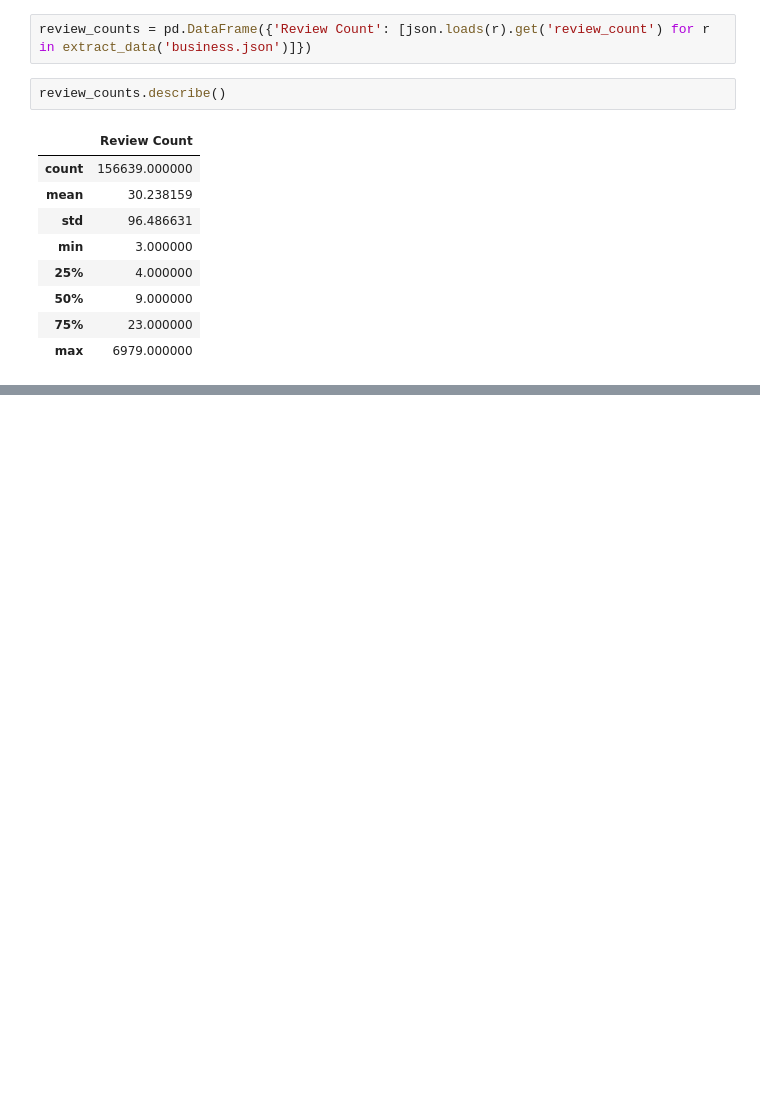
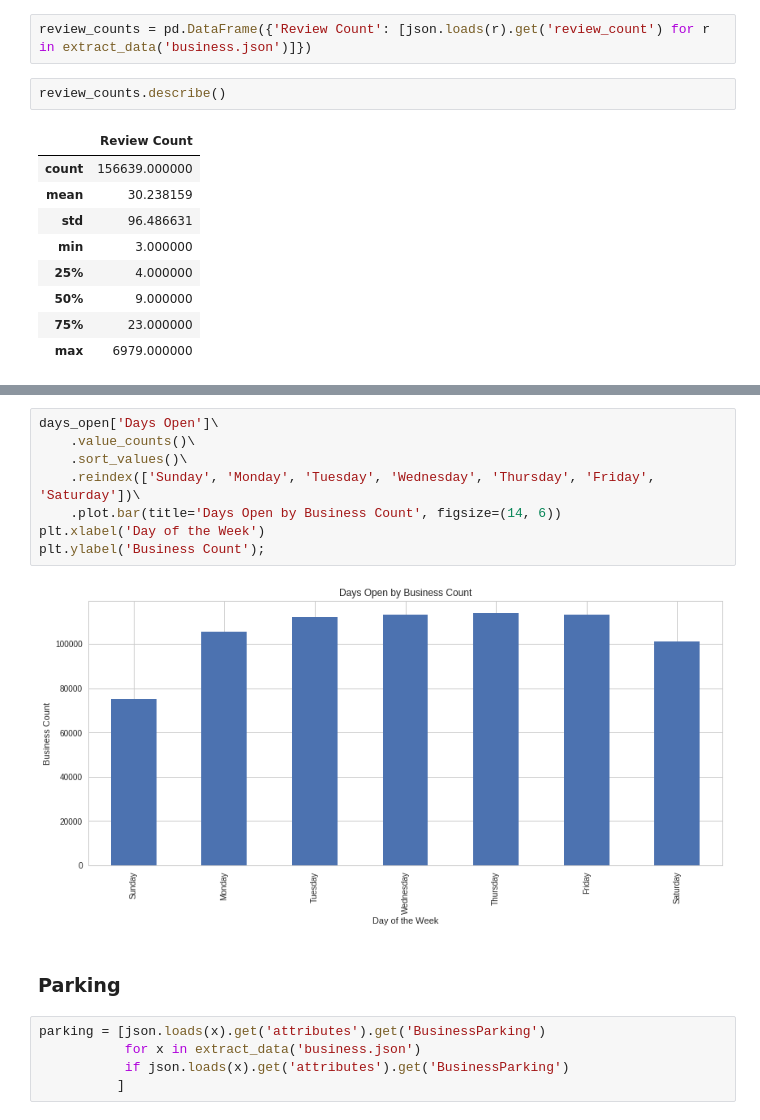
Before and after one commit to bljustice/yelp, a Jupyter notebook: yelp_eda.ipynb, the cells around one changed output, grey strips where cells are left out. Drawn from its saved outputs; the diff is of its cells as text; blank space fills up the shorter version.

```diff
--- a/yelp_eda.ipynb
+++ b/yelp_eda.ipynb
@@ -297,0 +318,17 @@ review_counts[review_counts['Review Count'] < review_counts['Review Count'].quan
+# %%
+days_open['Days Open']\
+    .value_counts()\
+    .sort_values()\
+    .reindex(['Sunday', 'Monday', 'Tuesday', 'Wednesday', 'Thursday', 'Friday', 'Saturday'])\
+    .plot.bar(title='Days Open by Business Count', figsize=(14, 6))
+plt.xlabel('Day of the Week')
+plt.ylabel('Business Count');
+# %% [output]
+[figure, added]
+# %% [markdown]
+### Parking
+# %%
+parking = [json.loads(x).get('attributes').get('BusinessParking')
+           for x in extract_data('business.json')
+           if json.loads(x).get('attributes').get('BusinessParking')
+          ]
```
Also changed, not shown: parts of 12 cells of this notebook.
